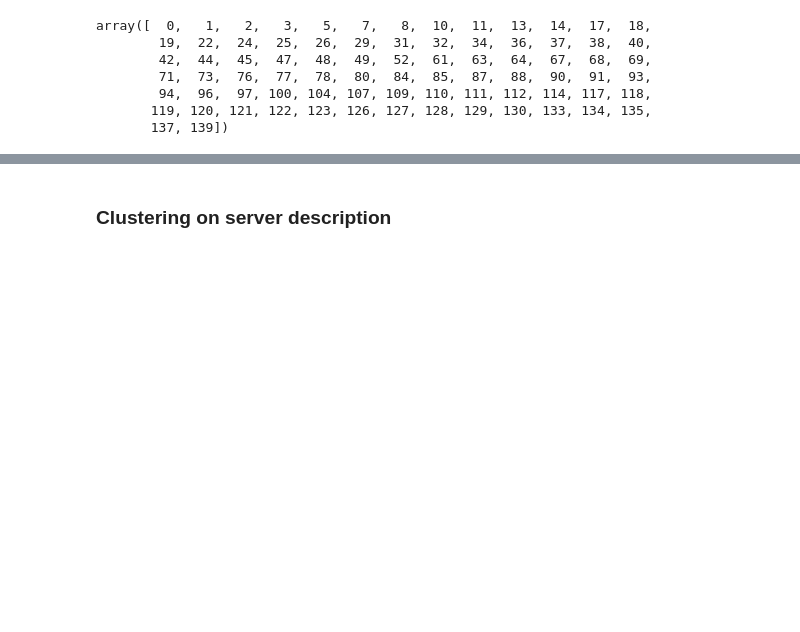
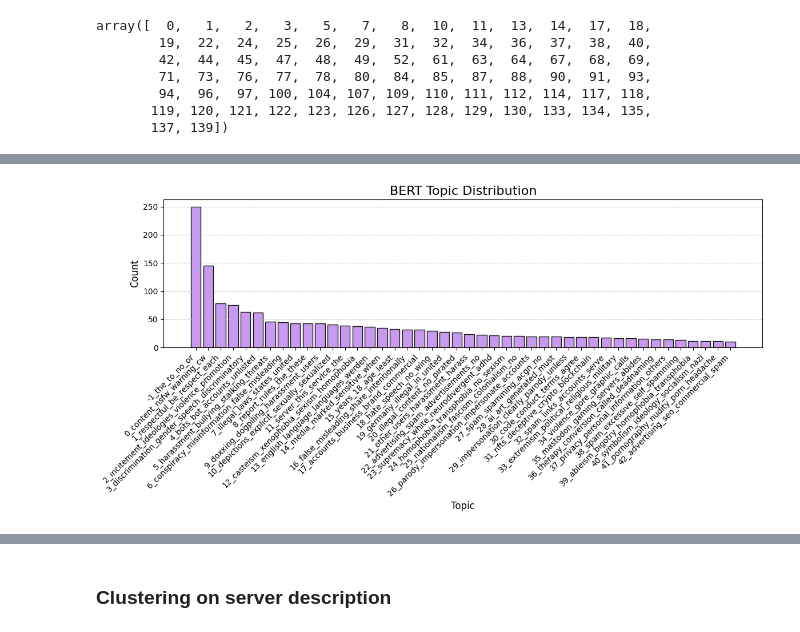
Before and after one commit to fht-epfl/socialmedia_project, a Jupyter notebook: analysis/NLP_analysis_rules.ipynb, the cells around one changed output, grey strips where cells are left out. Drawn from its saved outputs; the diff is of its cells as text; code cells hidden in the pictures; blank space fills up the shorter version.

```diff
--- a/analysis/NLP_analysis_rules.ipynb
+++ b/analysis/NLP_analysis_rules.ipynb
@@ -545,0 +617,5 @@ if export_to_csv:
+# %%
+mastodon_rules_documents = mastodon.rules_df[["server_id", "rule_id", "text", "hint"]].copy()
+mastodon_rules_documents["document"] = mastodon_rules_documents["text"] + ' ' + mastodon_rules_documents["hint"] #].apply(lambda x: print(x)) #["text"] + ' ' + x["hint"])
+mastodon_rules_documents["document"] = _standardize_text(mastodon_rules_documents["document"])
+mastodon_rules_documents = mastodon_rules_documents[mastodon_rules_documents["document"] != '']
@@ -545,0 +638,4 @@ if export_to_csv:
+# %%
+
+bert_model = BERTopic(embedding_model="paraphrase-MiniLM-L6-v2", seed_topic_list=seed) # better for shorter sentences
+topics, probs = bert_model.fit_transform(mastodon_rules_documents["document"])
@@ -545,0 +662,28 @@ if export_to_csv:
+# %%
+# topic_counts = bert_model.get_topic_info()[['Name', 'Count']]
+# plt.bar(topic_counts['Name'], topic_counts['Count'])
+
+# Get topic counts
+topic_counts = bert_model.get_topic_info()[['Name', 'Count']]
+
+# Plot settings
+plt.figure(figsize=(12, 6))
+bars = plt.bar(topic_counts['Name'], topic_counts['Count'], color="#C28FEE", edgecolor="black", alpha=0.9)
+
+# Titles and labels
+plt.title("BERT Topic Distribution", fontsize=16)
+plt.xlabel("Topic", fontsize=12)
+plt.ylabel("Count", fontsize=12)
+
+# Rotate x-tick labels
+plt.xticks(rotation=45, ha='right')
+
+# Grid for readability
+plt.grid(axis='y', linestyle='--', alpha=0.6)
+
+# Tighter layout to fit x-tick labels
+plt.tight_layout()
+
+plt.show()
+# %% [output]
+[figure, added]
```
Also changed, not shown: parts of 88 cells of this notebook, 1 other file.
